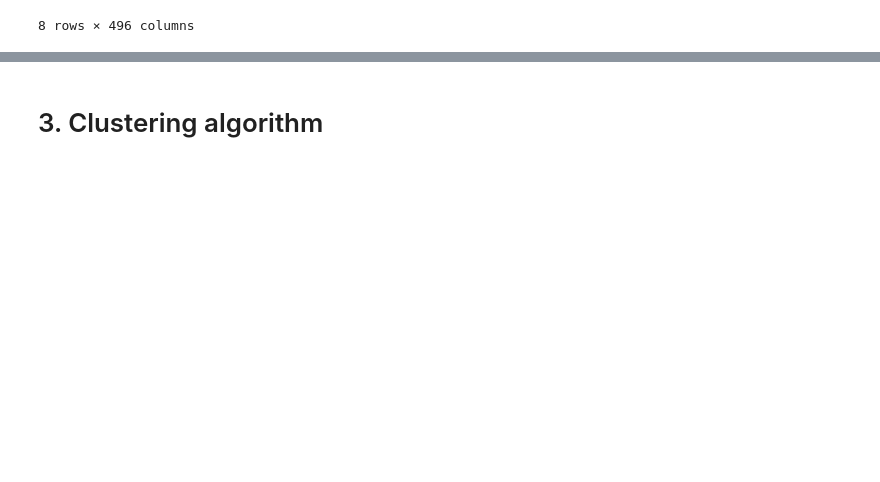
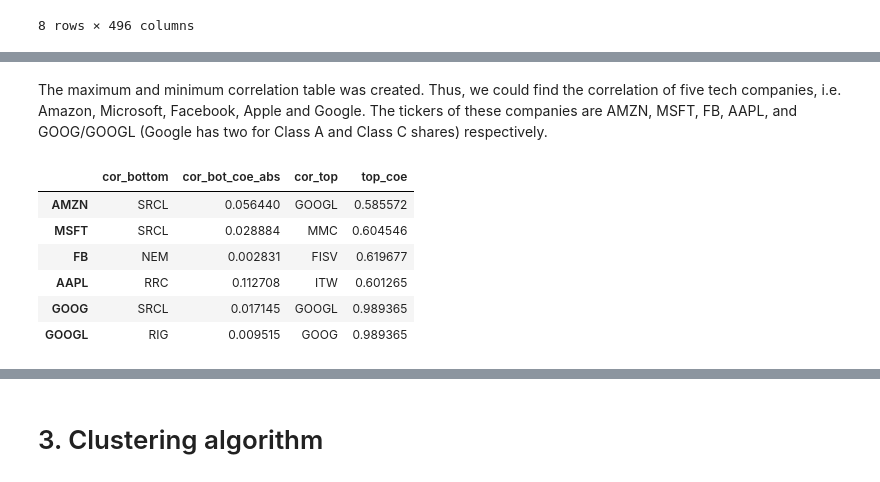
Before and after one commit to kaixuant/DSA_Stock, a Jupyter notebook: Stock Market Clustering.ipynb, the cells around one changed output, grey strips where cells are left out. Saved outputs shown, nothing was run; the diff lists cells and outputs as text; code cells hidden in the pictures; blank space fills up the shorter version.

Commit message:
added correlation analysis

```diff
--- a/Stock Market Clustering.ipynb
+++ b/Stock Market Clustering.ipynb
@@ -562,0 +485,13 @@ related
+# %% [markdown]
+The maximum and minimum correlation table was created. Thus, we could find the correlation of five tech companies, i.e. Amazon, Microsoft, Facebook, Apple and Google. The tickers of these companies are AMZN, MSFT, FB, AAPL, and GOOG/GOOGL (Google has two for Class A and Class C shares) respectively.
+# %%
+techCor = related.ix[['AMZN', 'MSFT', 'FB', 'AAPL', 'GOOG', 'GOOGL'],:]
+techCor
+# %% [output]
+|  | cor_bottom | cor_bot_coe_abs | cor_top | top_coe |
+| AMZN | SRCL | 0.056440 | GOOGL | 0.585572 |
+| MSFT | SRCL | 0.028884 | MMC | 0.604546 |
+| FB | NEM | 0.002831 | FISV | 0.619677 |
+| AAPL | RRC | 0.112708 | ITW | 0.601265 |
+| GOOG | SRCL | 0.017145 | GOOGL | 0.989365 |
+| GOOGL | RIG | 0.009515 | GOOG | 0.989365 |
```
Also changed, not shown: parts of 24 cells of this notebook.
